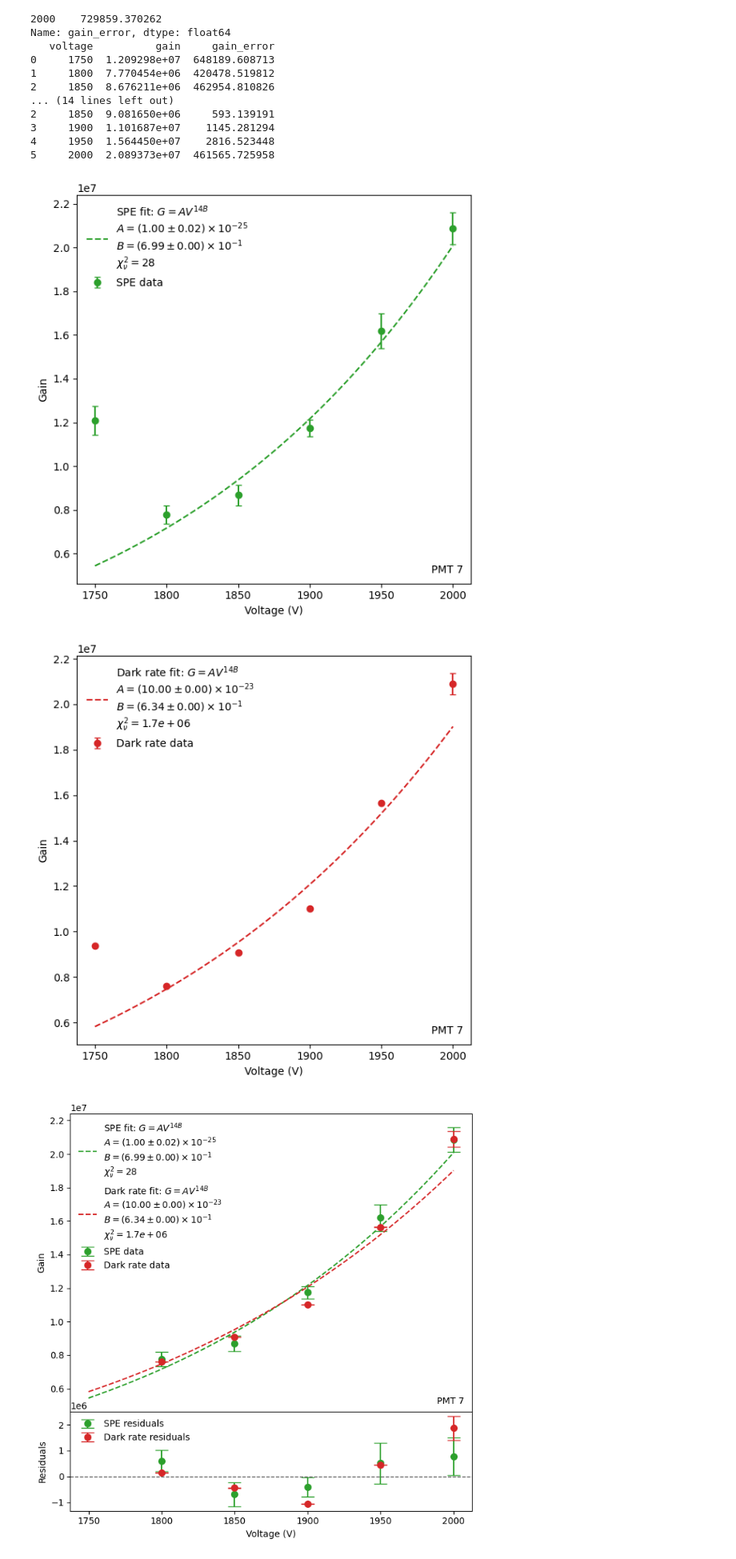
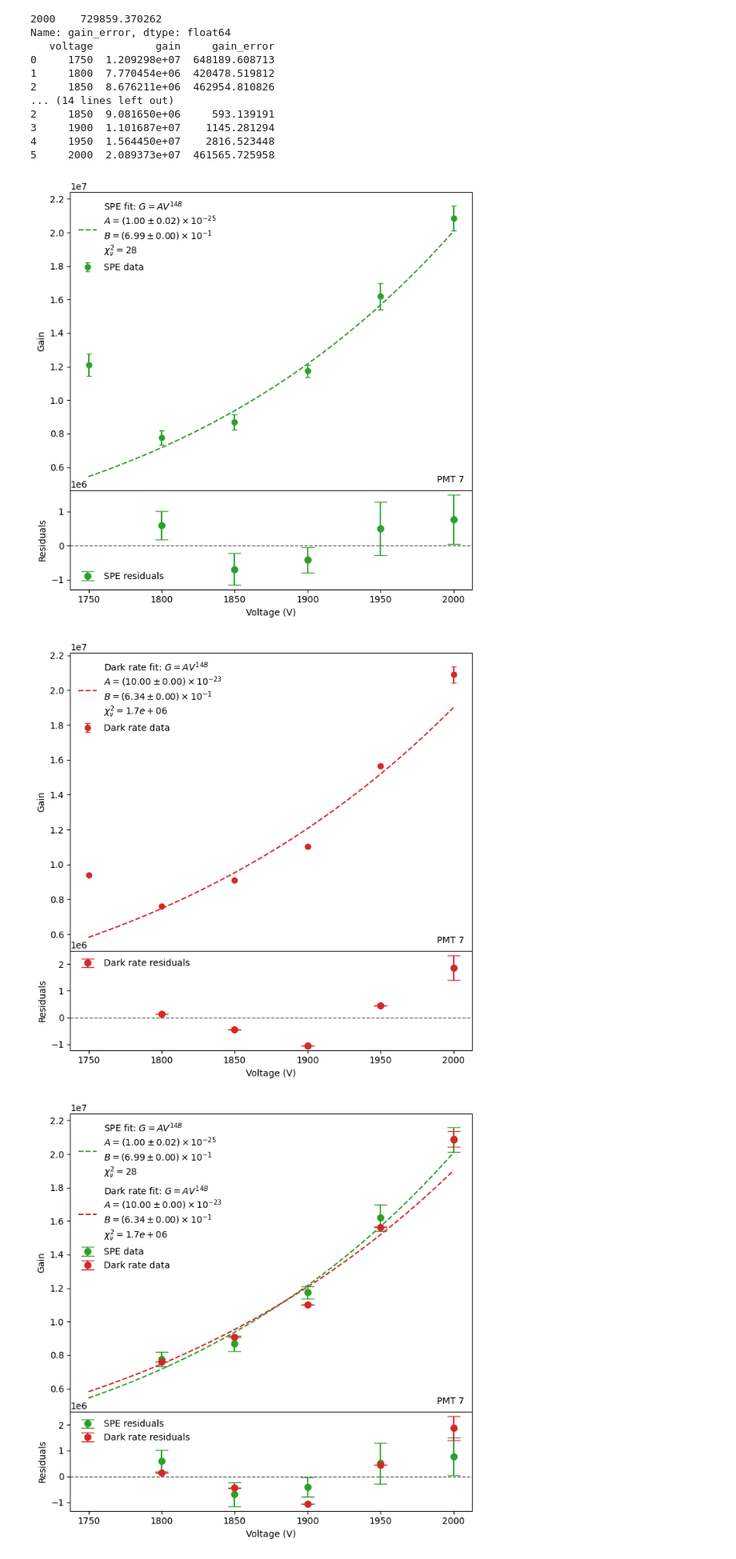
Before and after one commit to hhuckvale/DMProject, a Jupyter notebook: PMT_Characteristics/Gain/BOTHPolyaGain.ipynb, the cells around one changed output. Shown at 80% size. Saved outputs shown, nothing was run; the diff lists cells and outputs as text; code cells hidden in the pictures.

Commit message:
fixed gain curves

```diff
--- a/PMT_Characteristics/Gain/BOTHPolyaGain.ipynb
+++ b/PMT_Characteristics/Gain/BOTHPolyaGain.ipynb
@@ -235,8 +235,19 @@ label_dark = (
 )
 # %%
 #plot gain curves and gain model = A V^14B separately
-plt.figure(figsize=(6, 6))
-plt.errorbar(
+mask_spe = spe_avg_gain['voltage'] != ignore_voltage
+mask_dark = darkrate_avg_gain['voltage'] != ignore_voltage
+mask_ignored_spe = ~mask_spe
+mask_ignored_dark = ~mask_dark
+
+
+fig, (ax, ax_res) = plt.subplots(
+    2, 1,
+    sharex=True,
+    figsize=(7, 7),
+    gridspec_kw={'height_ratios': [3, 1], 'hspace': 0}
+)
+ax.errorbar(
     spe_avg_gain['voltage'],
     spe_avg_gain['gain'],
     yerr=spe_avg_gain['gain_error'],
@@ -246,16 +257,25 @@ plt.errorbar(
     ecolor='tab:green',
     label='SPE data'
 )
-plt.plot(
+ax_res.errorbar(
+    spe_avg_gain['voltage'][mask_spe],
+    residuals_spe[mask_spe],
+    yerr=spe_avg_gain['gain_error'][mask_spe],
+    fmt='o',
+    markersize=7,
+    capsize=7,
+    color='tab:green',
+    label='SPE residuals'
+)
+ax.plot(
     V_plot,
     gain_model(V_plot, A_spe, B_spe),
     '--',
     color='tab:green',
     label=label_spe
 )
-plt.xlabel('Voltage (V)')
-plt.ylabel('Gain')
-ax = plt.gca()
+ax.set_xlabel('Voltage (V)')
+ax.set_ylabel('Gain')
 ax.text(
     0.98, 0.02,
     'PMT 7',
@@ -265,48 +285,75 @@ ax.text(
     fontsize='medium'
 )
 #plt.grid(alpha=0.3)
-plt.legend(frameon=False)
+ax.legend(frameon=False)
+ax_res.axhline(0, color='0.4', linestyle='--', linewidth=1)
+
+ax_res.set_xlabel('Voltage (V)')
+ax_res.set_ylabel('Residuals')
+ax_res.legend(frameon=False)
+
 plt.tight_layout()
 plt.show()
 
 
-plt.figure(figsize=(6, 6))
-plt.errorbar(
+
+
+fig, (ax, ax_res) = plt.subplots(
+    2, 1,
+    sharex=True,
+    figsize=(7, 7),
+    gridspec_kw={'height_ratios': [3, 1], 'hspace': 0}
+)
+ax.errorbar(
     darkrate_avg_gain['voltage'],
     darkrate_avg_gain['gain'],
     yerr=darkrate_avg_gain['gain_error'],
     fmt='o',
     capsize=3,
     color='tab:red',
     ecolor='tab:red',
     label='Dark rate data'
 )
-plt.plot(
+ax_res.errorbar(
+    darkrate_avg_gain['voltage'][mask_dark],
+    residuals_dark[mask_dark],
+    yerr=darkrate_avg_gain['gain_error'][mask_dark],
+    fmt='o',
+    markersize=7,
+    capsize=7,
+    color='tab:red',
+    label='Dark rate residuals'
+)
+ax.plot(
     V_plot,
     gain_model(V_plot, A_dark, B_dark),
     '--',
     color='tab:red',
     label=label_dark
 )
 
-plt.xlabel('Voltage (V)')
-plt.ylabel('Gain')
-ax = plt.gca()
+ax.set_xlabel('Voltage (V)')
+ax.set_ylabel('Gain')
 ax.text(
     0.98, 0.02,
     'PMT 7',
     transform=ax.transAxes,
     ha='right',
     va='bottom',
     fontsize='medium'
 )
 #plt.grid(alpha=0.3)
-plt.legend(frameon=False)
+ax.legend(frameon=False)
+ax_res.axhline(0, color='0.4', linestyle='--', linewidth=1)
+
+ax_res.set_xlabel('Voltage (V)')
+ax_res.set_ylabel('Residuals')
+ax_res.legend(
 plt.tight_layout()
 plt.show()
 # %% [output]
-[figure, old version]
+[figure, new version]
-[figure, old version]
+[figure, new version]
 # %%
 #plot gain curves and gain models = A V^14B together
 fig, (ax, ax_res) = plt.subplots(
```
